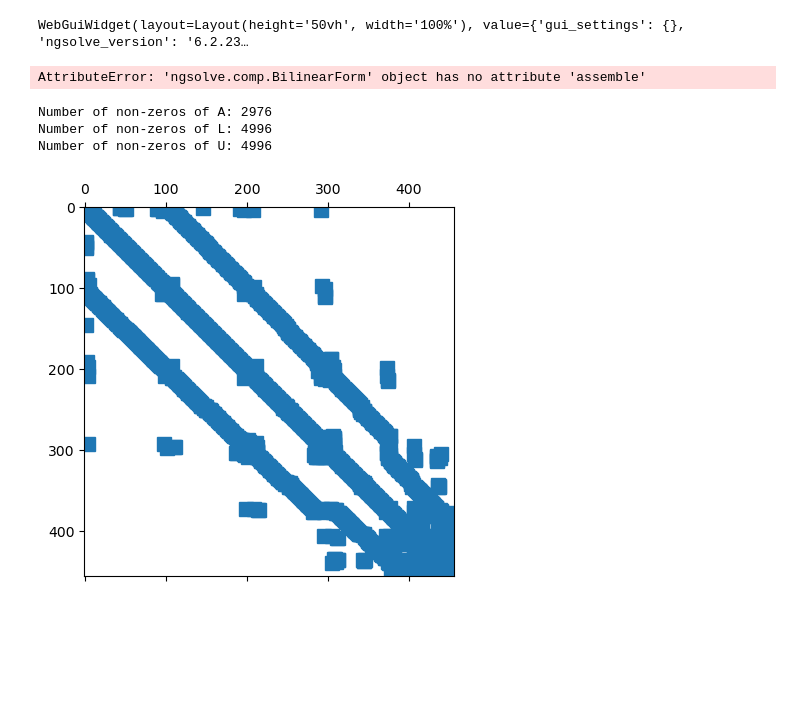
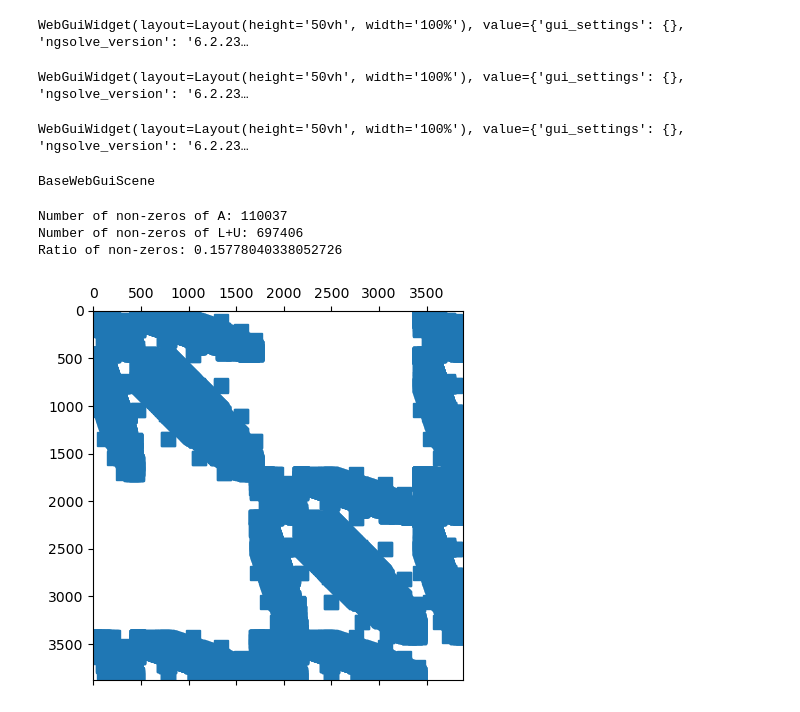
Before and after one commit to ManuelSanchezUribe/EMI2024, a Jupyter notebook: notebooks/Intro.ipynb, the cells around one changed output. Drawn from its saved outputs; the diff is of its cells as text; code cells hidden in the pictures; blank space fills up the shorter version.

```diff
--- a/notebooks/Intro.ipynb
+++ b/notebooks/Intro.ipynb
@@ -40,57 +40,58 @@ Draw (mesh);
 # %% [output]
 WebGuiWidget(layout=Layout(height='50vh', width='100%'), value={'gui_settings': {}, 'ngsolve_version': '6.2.23…
 # %%
-V = VectorH1(mesh, order=1, dirichlet="wall|inlet|cyl")
+V = VectorH1(mesh, order=2, dirichlet="wall|inlet|cyl")
 Q = H1(mesh, order=1)
 X = V*Q
 (u,p),(v,q) = X.TnT()
 
-stokes = InnerProduct(Grad(u), Grad(v))*dx - div(u)*q*dx - div(v)*p*dx
+stokes = InnerProduct(Grad(u), Grad(v))*dx + div(u)*q*dx + div(v)*p*dx
 #stokes = InnerProduct(Grad(u), Grad(v))*dx
-a = BilinearForm(stokes).assemble()
+a = BilinearForm(stokes)
 f = LinearForm(v[0]*dx)
 gf = GridFunction(X)
 gfu, gfp = gf.components
 
 uin = CF( (1.5*4*y*(0.41-y)/(0.41*0.41), 0) )
-#uin = CF(1.5*4*y*(0.41-y)/(0.41*0.41))
 gfu.Set(uin, definedon=mesh.Boundaries("inlet"))
-#gf.Set(uin, definedon=mesh.Boundaries("inlet"))
 Draw(gfu, mesh, min=0, max=2)
 SetVisualization(max=2)
-
-
-#pre = Preconditioner(a, "local")
-#a.Assemble()
-#f.Assemble()
-#res = f.vec -a.mat * gf.vec
-#inv = CGSolver(a.mat, pre.mat, precision=1e-6, printrates=True)
-#GMResSolver(A=a.mat, pre=pre.mat, b=gf.vec, tol=1e-6, printrates=True, x=u.vec)
-inv = a.mat.Inverse(freedofs=V.FreeDofs(), inverse="umfpack")
-gf.vec.data += inv * res
-#gf.vec.data += a.mat.Inverse(V.FreeDofs(), inverse="sparsecholesky") * res
-Draw(gf)
 # %% [output]
-AttributeError: 'ngsolve.comp.BilinearForm' object has no attribute 'assemble'
+WebGuiWidget(layout=Layout(height='50vh', width='100%'), value={'gui_settings': {}, 'ngsolve_version': '6.2.23…
+# %%
+#pre = Preconditioner(a, "local")
+a.Assemble()
+f.Assemble()
+res = f.vec -a.mat * gf.vec
+#inv = CGSolver(a.mat, pre.mat, precision=1e-6, printrates=True)
+#GMResSolver(A=a.mat, pre=pre.mat, b=gf.vec, tol=1e-6, printrates=True, x=u.vec)
+inv = a.mat.Inverse(freedofs=X.FreeDofs(), inverse="umfpack")
+gf.vec.data += inv * res
+#gf.vec.data += a.mat.Inverse(V.FreeDofs(), inverse="sparsecholesky") * res
+Draw(gfu)
+# %% [output]
+WebGuiWidget(layout=Layout(height='50vh', width='100%'), value={'gui_settings': {}, 'ngsolve_version': '6.2.23…
+BaseWebGuiScene
 # %%
 # Now we compute the nonzeros in the LU factorization
 
 rows,cols,vals = a.mat.COO()
 print("Number of non-zeros of A:", len(vals))
 
 import scipy.sparse as sp
 A = sp.csr_matrix((vals,(rows,cols)))
 from scipy.sparse.linalg import splu # Sparse LU
 
 LU= splu(A)
-print("Number of non-zeros of L:", LU.L.nnz)
-print("Number of non-zeros of U:", LU.U.nnz)
+nnzs = LU.L.nnz + LU.U.nnz
+print("Number of non-zeros of L+U:", nnzs)
+print("Ratio of non-zeros:", len(vals)/nnzs)
 import matplotlib.pylab as plt
 plt.spy(A)
 plt.show()
 # %% [output]
-Number of non-zeros of A: 2976
-Number of non-zeros of L: 4996
-Number of non-zeros of U: 4996
+Number of non-zeros of A: 110037
+Number of non-zeros of L+U: 697406
+Ratio of non-zeros: 0.15778040338052726
-[figure, old version]
+[figure, new version]
 # %%
```
Also changed, not shown: parts of 3 cells of this notebook, 2 other files.
